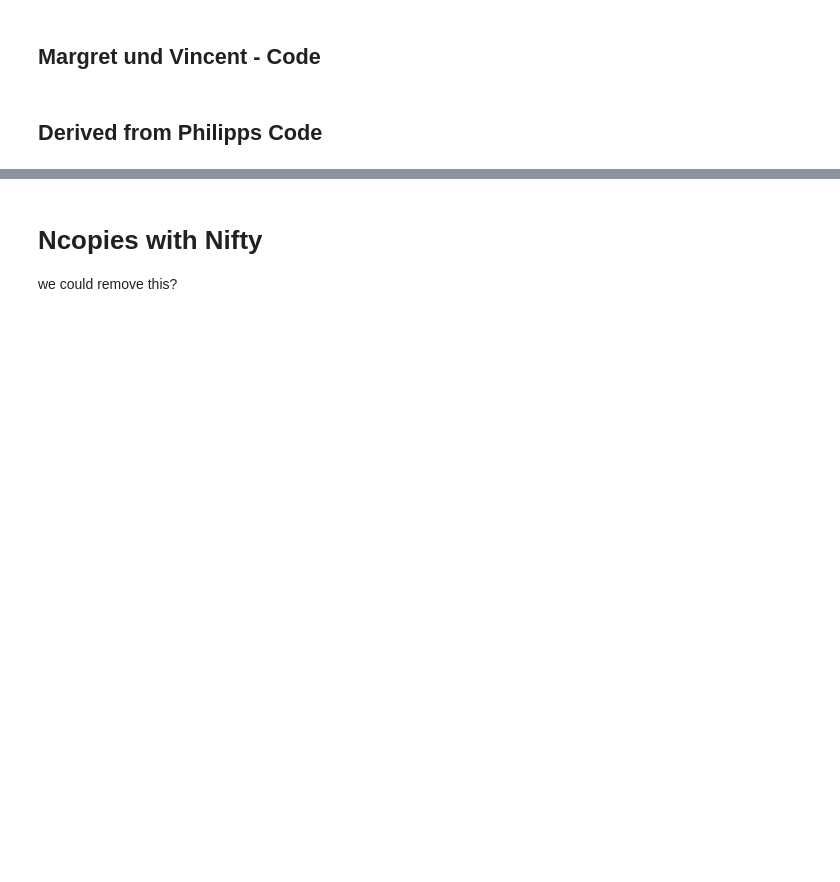
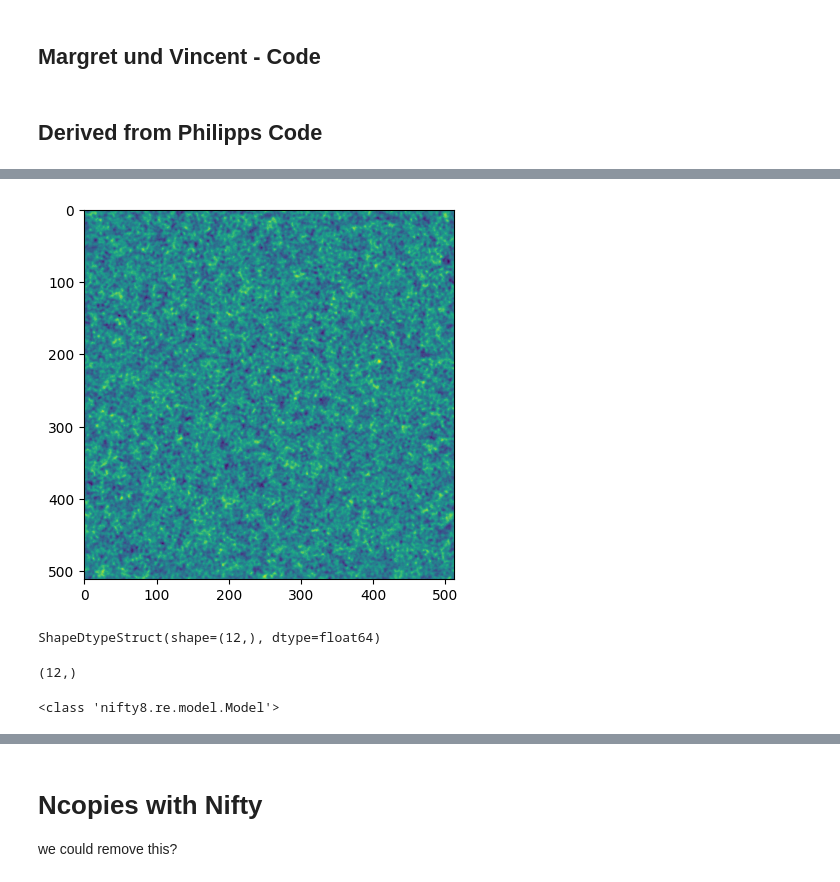
Before and after one commit to NIFTy-PPL/J-UBIK, a Jupyter notebook: MF_playground_cleaned.ipynb, the cells around one changed output, grey strips where cells are left out. Saved outputs shown, nothing was run; the diff lists cells and outputs as text; code cells hidden in the pictures; blank space fills up the shorter version.

```diff
--- a/MF_playground_cleaned.ipynb
+++ b/MF_playground_cleaned.ipynb
@@ -221,0 +300,11 @@ pos_init = jft.Vector(jft.random_like(subkey, dev_field.domain))
+# %%
+#key, subkey = random.split(key)
+#pos_init = jft.Vector(jft.random_like(subkey, alpha_field.domain))
+sample_alpha = alpha_field(pos_init)
+# %%
+import matplotlib.pyplot as plt
+plt.imshow(sample_alpha)
+plt.show()
+plt.close()
+# %% [output]
+[figure, added]
@@ -224,3 +319,11 @@ dev = jft.WienerProcess((0, 1), (1, 3), 2, name="margret", N_steps= 10)
 # %%
 key, subkey = random.split(key)
 pos_init = jft.Vector(jft.random_like(subkey, dev.domain))
+# %%
+dev.target
+# %% [output]
+ShapeDtypeStruct(shape=(12,), dtype=float64)
+# %%
+dev(pos_init).shape
+# %% [output]
+(12,)
@@ -226,0 +332,4 @@ pos_init = jft.Vector(jft.random_like(subkey, dev.domain))
+# %%
+final_gp_model = mf_model(freqs, alpha_field, correlated_field, haargret)
+# %% [output]
+<class 'nifty8.re.model.Model'>
```
Also changed, not shown: parts of 27 cells of this notebook, 1 other file.
